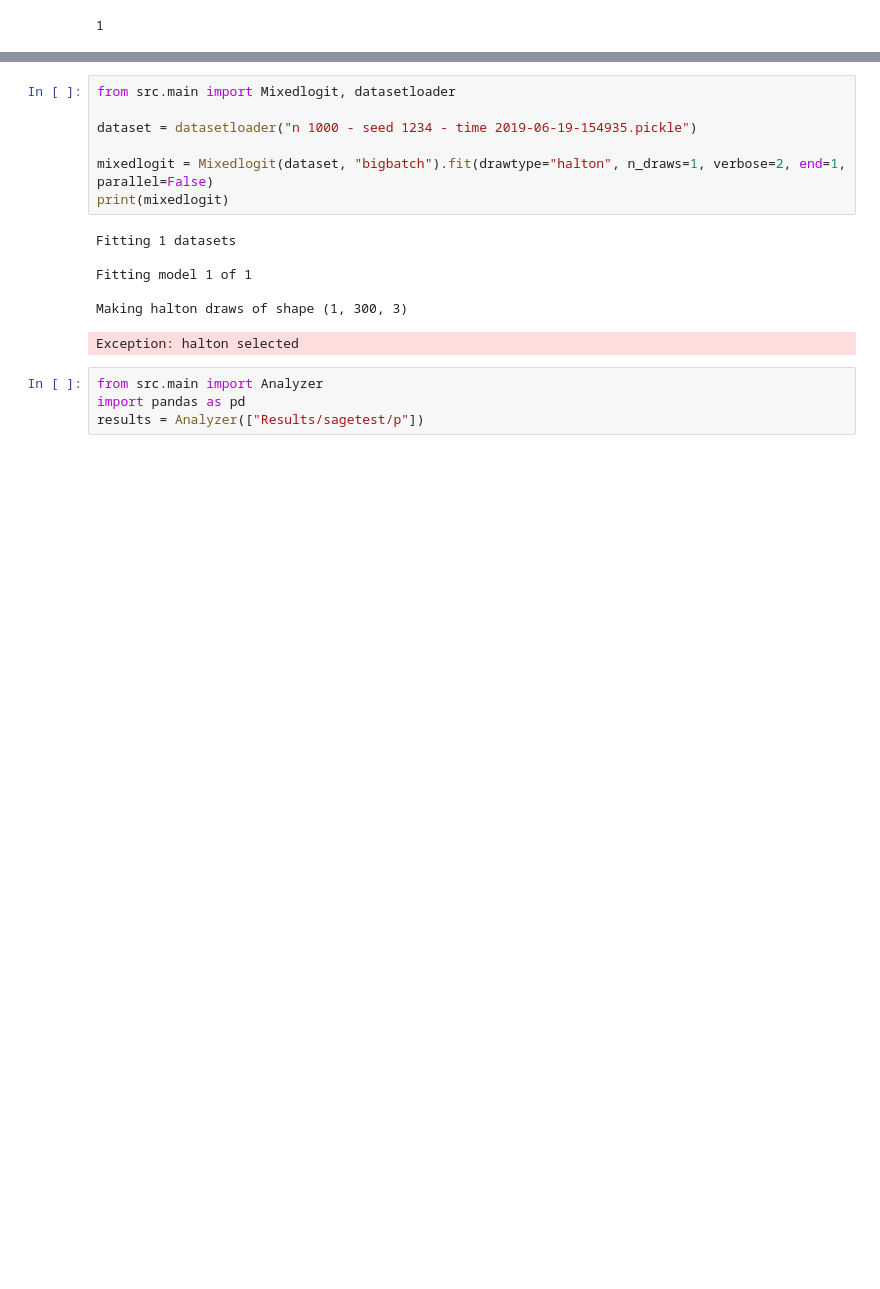
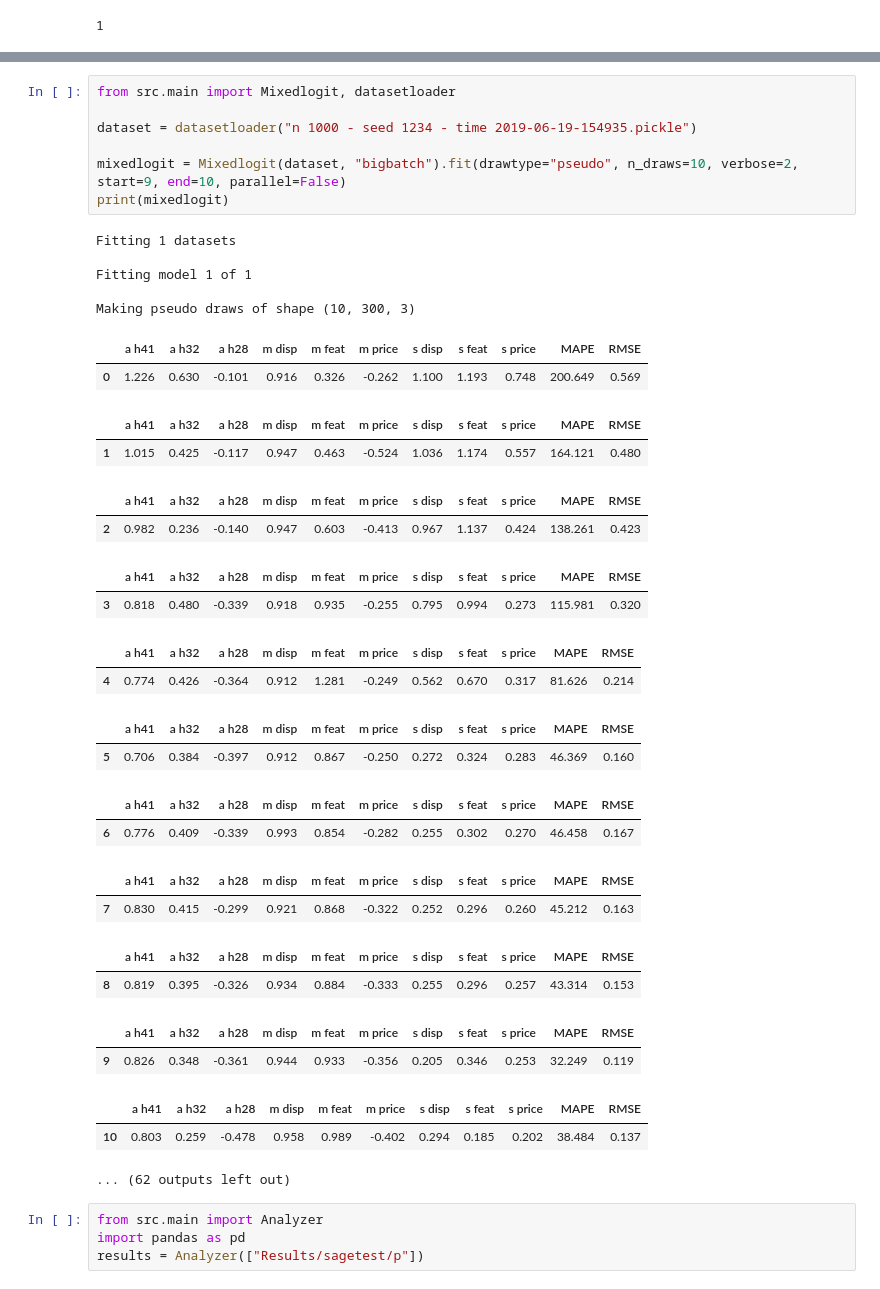
Before and after one commit to timellemeet/mixedlogit, a Jupyter notebook: Explore.ipynb, the cells around one changed output, grey strips where cells are left out. Saved outputs shown, nothing was run; the diff lists cells and outputs as text; blank space fills up the shorter version.

```diff
--- a/Explore.ipynb
+++ b/Explore.ipynb
@@ -146,17 +198,39 @@ ModuleNotFoundError: No module named 'ghalton'
 # %%
 from src.main import Mixedlogit, datasetloader
 
 dataset = datasetloader("n 1000 - seed 1234 - time 2019-06-19-154935.pickle")
 
-mixedlogit = Mixedlogit(dataset, "bigbatch").fit(drawtype="halton", n_draws=1, verbose=2, end=1, parallel=False)
+mixedlogit = Mixedlogit(dataset, "bigbatch").fit(drawtype="pseudo", n_draws=10, verbose=2, start=9, end=10, parallel=False)
 print(mixedlogit)
 # %% [output]
 Fitting 1 datasets
 
 Fitting model 1 of 1
 
-Making halton draws of shape (1, 300, 3)
+Making pseudo draws of shape (10, 300, 3)
+|  | a h41 | a h32 | a h28 | m disp | m feat | m price | s disp | s feat | s price | MAPE | RMSE |
+| 0 | 1.226 | 0.630 | -0.101 | 0.916 | 0.326 | -0.262 | 1.100 | 1.193 | 0.748 | 200.649 | 0.569 |
+|  | a h41 | a h32 | a h28 | m disp | m feat | m price | s disp | s feat | s price | MAPE | RMSE |
+| 1 | 1.015 | 0.425 | -0.117 | 0.947 | 0.463 | -0.524 | 1.036 | 1.174 | 0.557 | 164.121 | 0.480 |
+|  | a h41 | a h32 | a h28 | m disp | m feat | m price | s disp | s feat | s price | MAPE | RMSE |
+| 2 | 0.982 | 0.236 | -0.140 | 0.947 | 0.603 | -0.413 | 0.967 | 1.137 | 0.424 | 138.261 | 0.423 |
+|  | a h41 | a h32 | a h28 | m disp | m feat | m price | s disp | s feat | s price | MAPE | RMSE |
+| 3 | 0.818 | 0.480 | -0.339 | 0.918 | 0.935 | -0.255 | 0.795 | 0.994 | 0.273 | 115.981 | 0.320 |
+|  | a h41 | a h32 | a h28 | m disp | m feat | m price | s disp | s feat | s price | MAPE | RMSE |
+| 4 | 0.774 | 0.426 | -0.364 | 0.912 | 1.281 | -0.249 | 0.562 | 0.670 | 0.317 | 81.626 | 0.214 |
+|  | a h41 | a h32 | a h28 | m disp | m feat | m price | s disp | s feat | s price | MAPE | RMSE |
+| 5 | 0.706 | 0.384 | -0.397 | 0.912 | 0.867 | -0.250 | 0.272 | 0.324 | 0.283 | 46.369 | 0.160 |
+|  | a h41 | a h32 | a h28 | m disp | m feat | m price | s disp | s feat | s price | MAPE | RMSE |
+| 6 | 0.776 | 0.409 | -0.339 | 0.993 | 0.854 | -0.282 | 0.255 | 0.302 | 0.270 | 46.458 | 0.167 |
+|  | a h41 | a h32 | a h28 | m disp | m feat | m price | s disp | s feat | s price | MAPE | RMSE |
+| 7 | 0.830 | 0.415 | -0.299 | 0.921 | 0.868 | -0.322 | 0.252 | 0.296 | 0.260 | 45.212 | 0.163 |
+|  | a h41 | a h32 | a h28 | m disp | m feat | m price | s disp | s feat | s price | MAPE | RMSE |
+| 8 | 0.819 | 0.395 | -0.326 | 0.934 | 0.884 | -0.333 | 0.255 | 0.296 | 0.257 | 43.314 | 0.153 |
+|  | a h41 | a h32 | a h28 | m disp | m feat | m price | s disp | s feat | s price | MAPE | RMSE |
+| 9 | 0.826 | 0.348 | -0.361 | 0.944 | 0.933 | -0.356 | 0.205 | 0.346 | 0.253 | 32.249 | 0.119 |
+|  | a h41 | a h32 | a h28 | m disp | m feat | m price | s disp | s feat | s price | MAPE | RMSE |
+| 10 | 0.803 | 0.259 | -0.478 | 0.958 | 0.989 | -0.402 | 0.294 | 0.185 | 0.202 | 38.484 | 0.137 |
-Exception: halton selected
+... (62 outputs left out)
 # %%
 from src.main import Analyzer
 import pandas as pd
```
Also changed, not shown: parts of 2 cells of this notebook, 5 other files.
